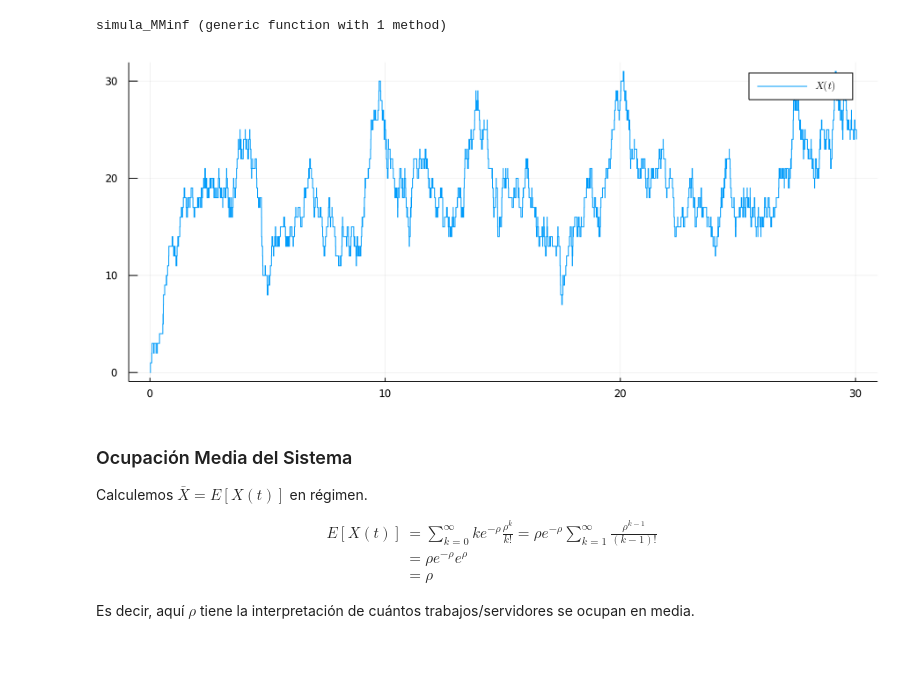
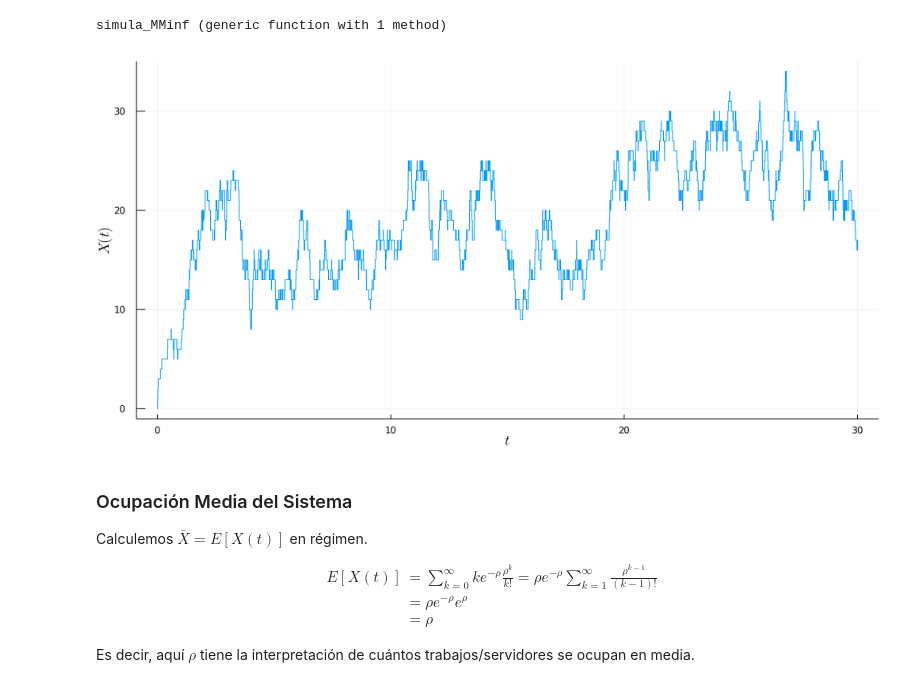
Before and after one commit to aferragu/analisisderedes, a Jupyter notebook: Teoria de colas II.ipynb, the cells around one changed output. Cells and saved outputs as stored; diff of their text form; code cells hidden in the pictures; blank space fills up the shorter version.

Commit message:
enhanced graphics

```diff
--- a/Teoria de colas II.ipynb
+++ b/Teoria de colas II.ipynb
@@ -146,17 +146,17 @@ end
 simula_MMinf (generic function with 1 method)
 # %%
 using Plots, LaTeXStrings
-default(size=(900,400))
+default(size=(1000,500), legendfontsize=12, labelfontsize=12)
 
 lambda = 20.0
 mu = 1.0
 Tfinal = 30
 
 T,X,arribos,salidas = simula_MMinf(lambda,mu,0,Tfinal)
 
-plot(T,X,lt=:steppost,label=L"X(t)")
+plot(T,X,lt=:steppost,xlabel=L"t", ylabel=L"X(t)", label=:none)
 # %% [output]
-[figure, old version]
+[figure, new version]
 # %% [markdown]
 ### Ocupación Media del Sistema
 
```
Also changed, not shown: parts of 10 cells of this notebook, 1 other file.
